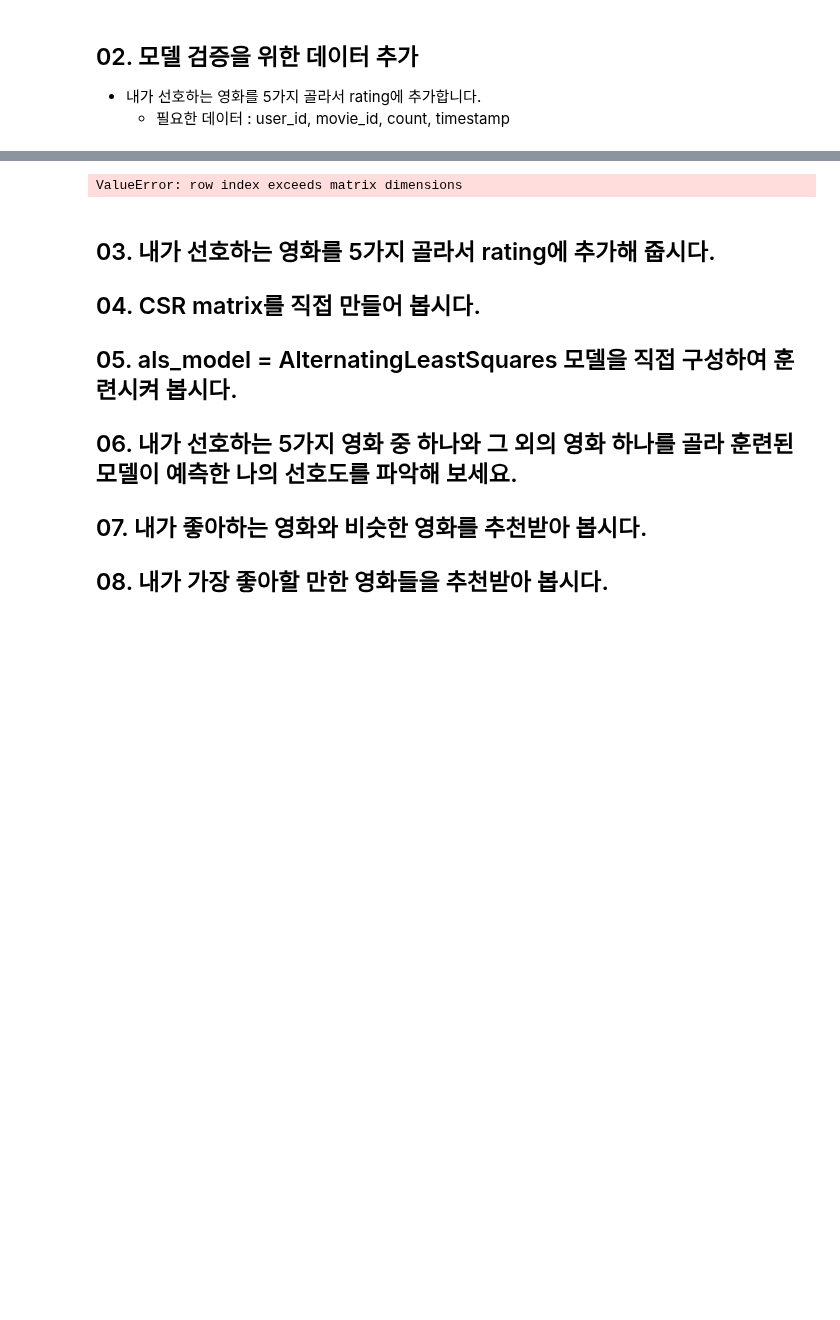
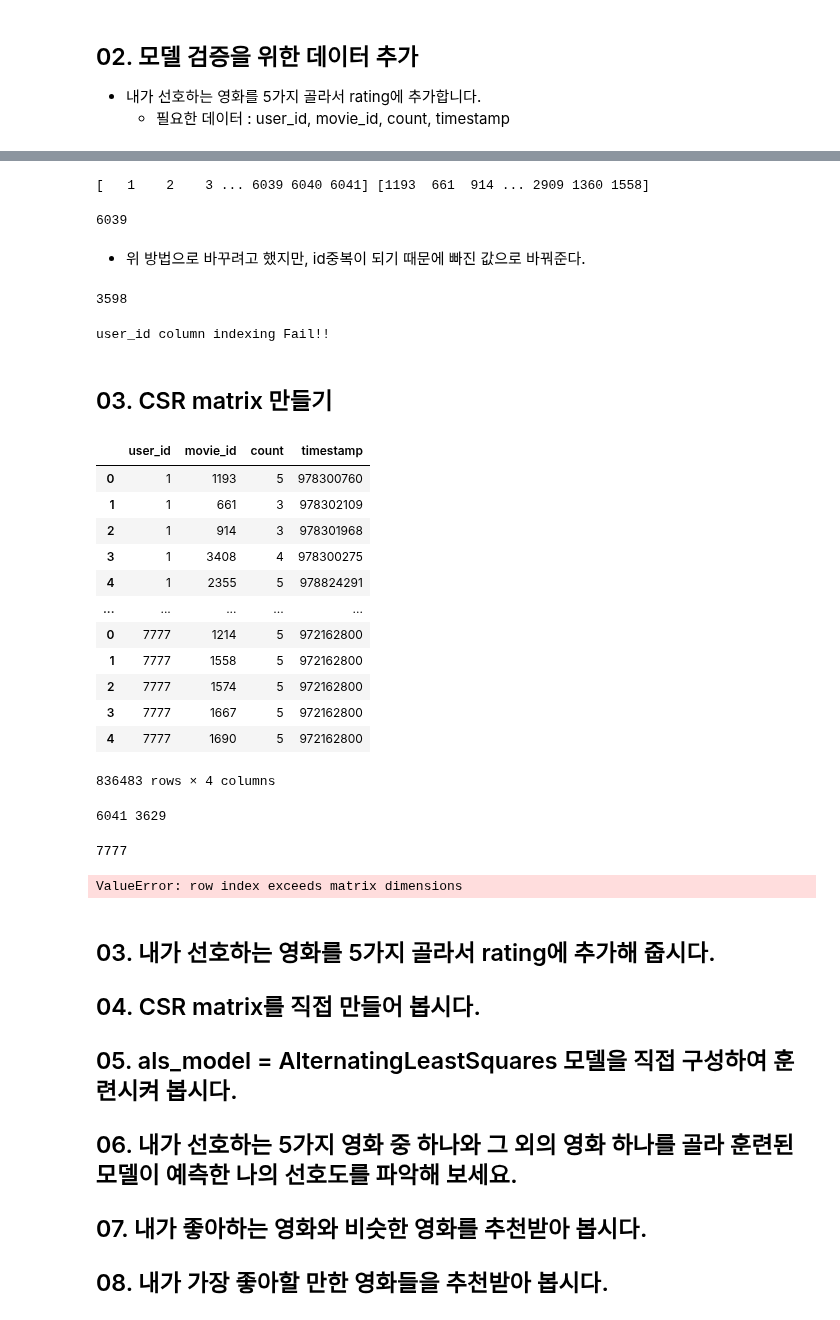
Before and after one commit to miinkang/AI_Project_AIFFEL, a Jupyter notebook: [E-08]Movielens_recommendation.ipynb, the cells around one changed output, grey strips where cells are left out. Drawn from its saved outputs; the diff is of its cells as text; code cells hidden in the pictures; blank space fills up the shorter version.

```diff
--- a/[E-08]Movielens_recommendation.ipynb
+++ b/[E-08]Movielens_recommendation.ipynb
@@ -170,10 +161,3 @@ Int64Index([2858,  260, 1196, 1210, 2028,  589,  593, 1198, 1270, 2571,  480,
             2762,  608,  110, 1580,  527, 1197, 2396, 1617,  318,  858, 1265,
             1097, 2997, 2716,  296,  356, 1240,    1,  457],
            dtype='int64', name='movie_id')
-# %%
-movies_30_title = []
-for i in movies_30.keys():
-    movie_title = movies[movies['movie_id']==i]
-    movies_30_title.append(movie_title['title'])
-
-movies_30_title
@@ -242,0 +231,14 @@ data.tail(10)       # 잘 추가되었는지 확인해 봅시다.
+# %%
+# 내가 좋아하는 영화 5편 추가
+my_fav = ['Alien (1979)' , 'Sudden Manhattan (1996)' ,'Fall (1997)' ,'Mad City (1997)' ,'Alien: Resurrection (1997)']
+
+# my_favorite을 movie_id로 변환
+my_fav_id = [title_to_id(i) for i in my_fav]
+
+# user_id를 'miinkang'으로 정하고, 좋아하는 영화이니 모두 5점을 부여하겠습니다.
+my_movies = pd.DataFrame({'user_id': ['miinkang']*5, 'movie_id': my_fav_id, 'count':[5]*5, 'timestamp':[972162800]*5})
+
+if not ratings.isin({'user_id':['miinkang']})['user_id'].any():  # user_id에 동일 id가 있는지 확인 후 추가
+    ratings = ratings.append(my_movies)
+
+ratings.tail(10)       # append는 맨 뒤에 붙인다.
@@ -243,3 +257,62 @@ data.tail(10)       # 잘 추가되었는지 확인해 봅시다.
+# %%
+# 고유한 유저, 아티스트를 찾아내는 코드
+user_unique = ratings['user_id'].unique()
+movie_unique = ratings['movie_id'].unique()
+
+# 유저, 아티스트 indexing 하는 코드 idx는 index의 약자입니다.
+user_to_idx = {v:k for k,v in enumerate(user_unique)}
+artist_to_idx = {v:k for k,v in enumerate(movie_unique)}
+
+print(user_unique, movie_unique)
+# %% [output]
+[   1    2    3 ... 6039 6040 6041] [1193  661  914 ... 2909 1360 1558]
+# %%
+user_to_idx['miinkang']
+# %% [output]
+6039
+# %% [markdown]
+- 위 방법으로 바꾸려고 했지만, id중복이 되기 때문에 빠진 값으로 바꿔준다.
+# %%
+for i in range(1, 6040):
+    if i in ratings['user_id'].values:
+        continue
+    else:
+        print(i)
+# %% [output]
+3598
+# %%
+temp_user_data = ratings['user_id'].map(user_to_idx.get).dropna()
+if len(temp_user_data) == len(ratings):   # 모든 row가 정상적으로 인덱싱되었다면
+    print('user_id column indexing OK!!')
+    ratings['user_id'] = temp_user_data   # data['user_id']을 인덱싱된 Series로 교체해 줍니다.
+else:
+    print('user_id column indexing Fail!!')
+# %% [output]
+user_id column indexing Fail!!
+# %% [markdown]
+## 03. CSR matrix 만들기
+# %%
+ratings
+# %% [output]
+|  | user_id | movie_id | count | timestamp |
+| 0 | 1 | 1193 | 5 | 978300760 |
+| 1 | 1 | 661 | 3 | 978302109 |
+| 2 | 1 | 914 | 3 | 978301968 |
+| 3 | 1 | 3408 | 4 | 978300275 |
+| 4 | 1 | 2355 | 5 | 978824291 |
+| ... | ... | ... | ... | ... |
+| 0 | 7777 | 1214 | 5 | 972162800 |
+| 1 | 7777 | 1558 | 5 | 972162800 |
+| 2 | 7777 | 1574 | 5 | 972162800 |
+| 3 | 7777 | 1667 | 5 | 972162800 |
+| 4 | 7777 | 1690 | 5 | 972162800 |
+836483 rows × 4 columns
+# %%
+print(num_user, num_movie)
+max(ratings['user_id'])
+# %% [output]
+6041 3629
+7777
 # %%
 from scipy.sparse import csr_matrix
 
```
Also changed, not shown: parts of 17 cells of this notebook.
